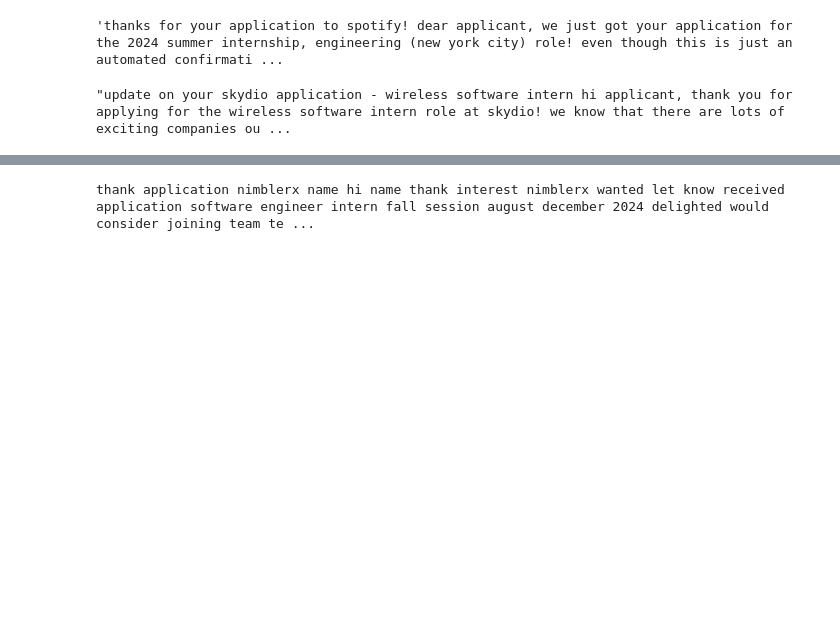
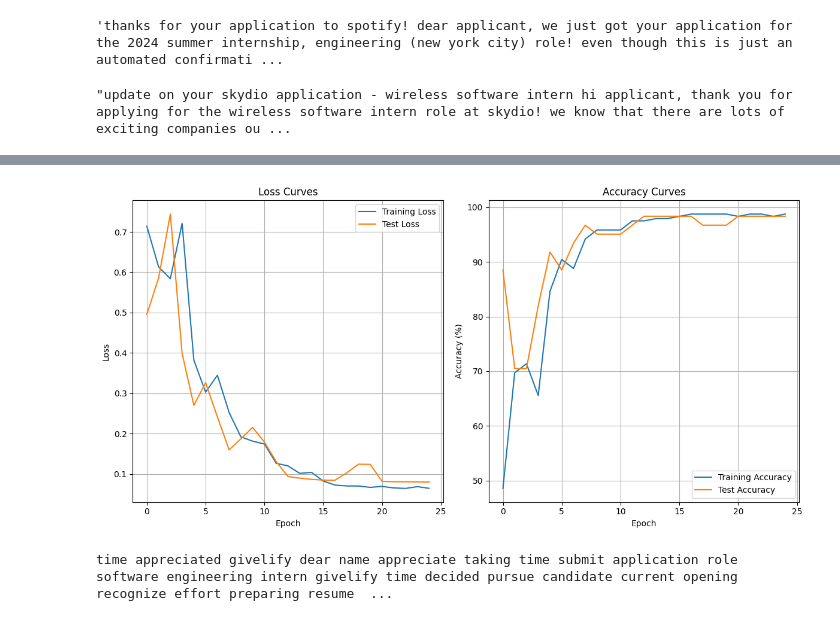
Before and after one commit to harrish123/EmailClassification, a Jupyter notebook: EmailProject.ipynb, the cells around one changed output, grey strips where cells are left out. Drawn from its saved outputs; the diff is of its cells as text; code cells hidden in the pictures; blank space fills up the shorter version.

```diff
--- a/EmailProject.ipynb
+++ b/EmailProject.ipynb
@@ -23,7 +23,7 @@ def read_new_email(file_path):
 # %%
 confirmation_emails = []
 
-for i in range(1, 93):
+for i in range(1, 151):
     file_path = f"Data/confirmation/conf{i}.txt"
     new_email = read_new_email(file_path)
     confirmation_emails.append(new_email)
@@ -34,7 +34,7 @@ print(len(confirmation_emails))
 # %%
 rejection_emails = []
 
-for i in range(1, 105):
+for i in range(1, 153):
     file_path = f"Data/rejections/rejection{i}.txt"
     new_email = read_new_email(file_path)
     rejection_emails.append(new_email)
@@ -183,7 +170,7 @@ class EmailModel(nn.Module):
         self.fc4 = nn.Linear(128, 64)
         self.fc5 = nn.Linear(64, 1)
         self.leaky_relu = nn.LeakyReLU()
-        self.dropout = nn.Dropout(0.25)
+        self.dropout = nn.Dropout(0.5)
         self.layer_norm1 = nn.LayerNorm(512)
         self.layer_norm2 = nn.LayerNorm(256)
         self.layer_norm3 = nn.LayerNorm(128)
@@ -259,0 +274,29 @@ Epoch: 25 | Train Loss: 0.0645, Train Acc: 98.72% | Test Loss: 0.1152, Test Acc:
+# %%
+import matplotlib.pyplot as plt
+
+plt.figure(figsize=(12, 6))
+
+# Plot the loss values
+plt.subplot(1, 2, 1)
+plt.plot(train_losses, label='Training Loss')
+plt.plot(test_losses, label='Test Loss')
+plt.xlabel('Epoch')
+plt.ylabel('Loss')
+plt.title('Loss Curves')
+plt.legend()
+plt.grid(True)
+
+# Plot the accuracy values
+plt.subplot(1, 2, 2)
+plt.plot(train_accuracies, label='Training Accuracy')
+plt.plot(test_accuracies, label='Test Accuracy')
+plt.xlabel('Epoch')
+plt.ylabel('Accuracy (%)')
+plt.title('Accuracy Curves')
+plt.legend()
+plt.grid(True)
+
+plt.tight_layout()
+plt.show()
+# %% [output]
+[figure, added]
@@ -274,8 +319,7 @@ file_path = f"Data/new_emails/new_email{1}.txt"
 # %%
 emails_total = []
 
-emails_total = []
-for i in range(3, 4):
+for i in range(1,5):
     file_path = f"Data/new_emails/new_email{i}.txt"
     new_email = read_test_email(file_path)
     subject = new_email["Subject"]
@@ -285,7 +329,7 @@ for i in range(3, 4):
 
 print(emails_total[0])
 # %% [output]
-thank application nimblerx name hi name thank interest nimblerx wanted let know received application software engineer intern fall session august december 2024 delighted would consider joining team te ...
+time appreciated givelify dear name appreciate taking time submit application role software engineering intern givelify time decided pursue candidate current opening recognize effort preparing resume  ...
 # %%
 tfidf_matrix = vectorizer.fit_transform(emails_total)
 max_features = 120
```
Also changed, not shown: parts of 7 cells of this notebook, 6 other files.
